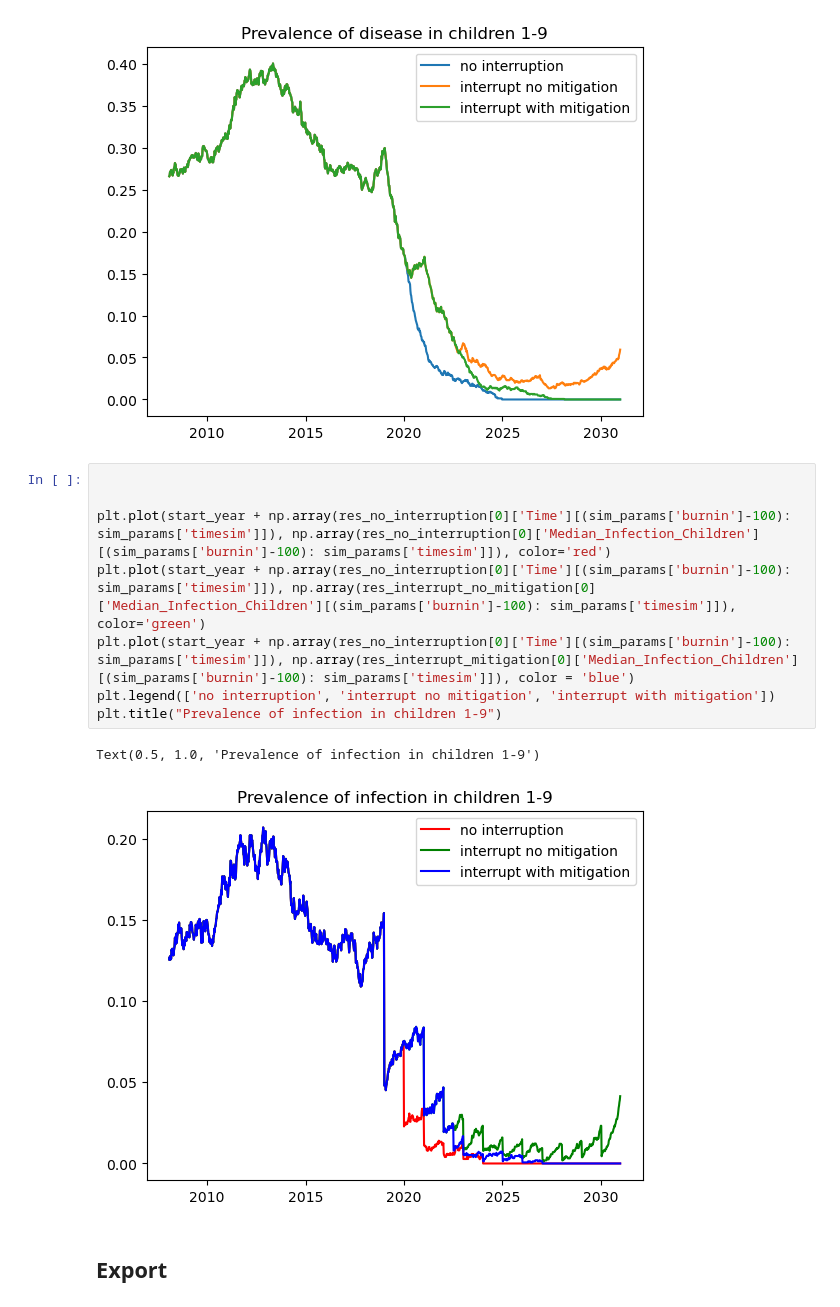
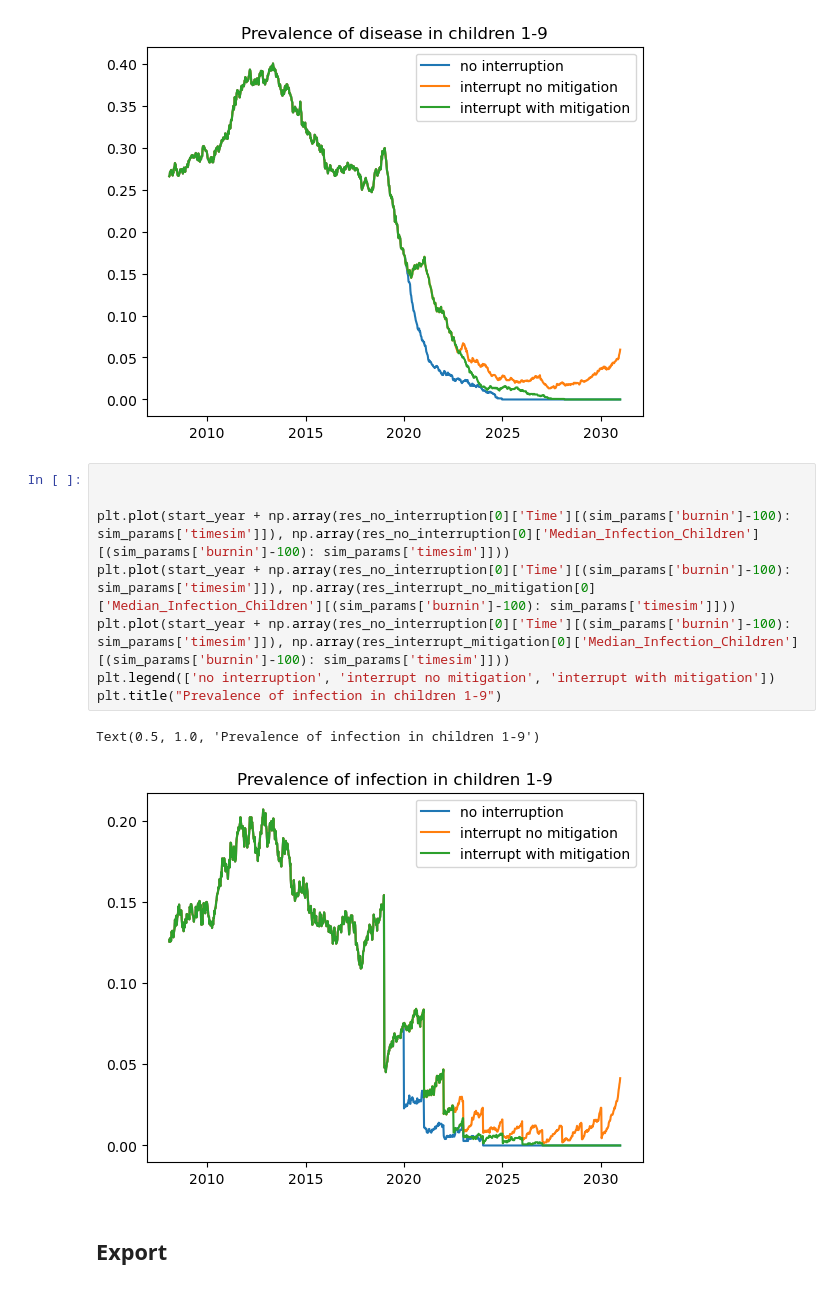
Before and after one commit to lukeburton02/ntd-model-trachoma, a Jupyter notebook: MDA_and_vacc_runs.ipynb, the cells around one changed output. Saved outputs shown, nothing was run; the diff lists cells and outputs as text.

```diff
--- a/MDA_and_vacc_runs.ipynb
+++ b/MDA_and_vacc_runs.ipynb
@@ -216,14 +216,14 @@ Text(0.5, 1.0, 'Prevalence of disease in children 1-9')
 # %%
 
 
-plt.plot(start_year + np.array(res_no_interruption[0]['Time'][(sim_params['burnin']-100): sim_params['timesim']]), np.array(res_no_interruption[0]['Median_Infection_Children'][(sim_params['burnin']-100): sim_params['timesim']]), color='red')
-plt.plot(start_year + np.array(res_no_interruption[0]['Time'][(sim_params['burnin']-100): sim_params['timesim']]), np.array(res_interrupt_no_mitigation[0]['Median_Infection_Children'][(sim_params['burnin']-100): sim_params['timesim']]), color='green')
-plt.plot(start_year + np.array(res_no_interruption[0]['Time'][(sim_params['burnin']-100): sim_params['timesim']]), np.array(res_interrupt_mitigation[0]['Median_Infection_Children'][(sim_params['burnin']-100): sim_params['timesim']]), color = 'blue')
+plt.plot(start_year + np.array(res_no_interruption[0]['Time'][(sim_params['burnin']-100): sim_params['timesim']]), np.array(res_no_interruption[0]['Median_Infection_Children'][(sim_params['burnin']-100): sim_params['timesim']]))
+plt.plot(start_year + np.array(res_no_interruption[0]['Time'][(sim_params['burnin']-100): sim_params['timesim']]), np.array(res_interrupt_no_mitigation[0]['Median_Infection_Children'][(sim_params['burnin']-100): sim_params['timesim']]))
+plt.plot(start_year + np.array(res_no_interruption[0]['Time'][(sim_params['burnin']-100): sim_params['timesim']]), np.array(res_interrupt_mitigation[0]['Median_Infection_Children'][(sim_params['burnin']-100): sim_params['timesim']]))
 plt.legend(['no interruption', 'interrupt no mitigation', 'interrupt with mitigation'])
 plt.title("Prevalence of infection in children 1-9")
 # %% [output]
 Text(0.5, 1.0, 'Prevalence of infection in children 1-9')
-[figure, old version]
+[figure, new version]
 # %% [markdown]
 ## Export
 # %%
```
Also changed, not shown: 9 other files.
